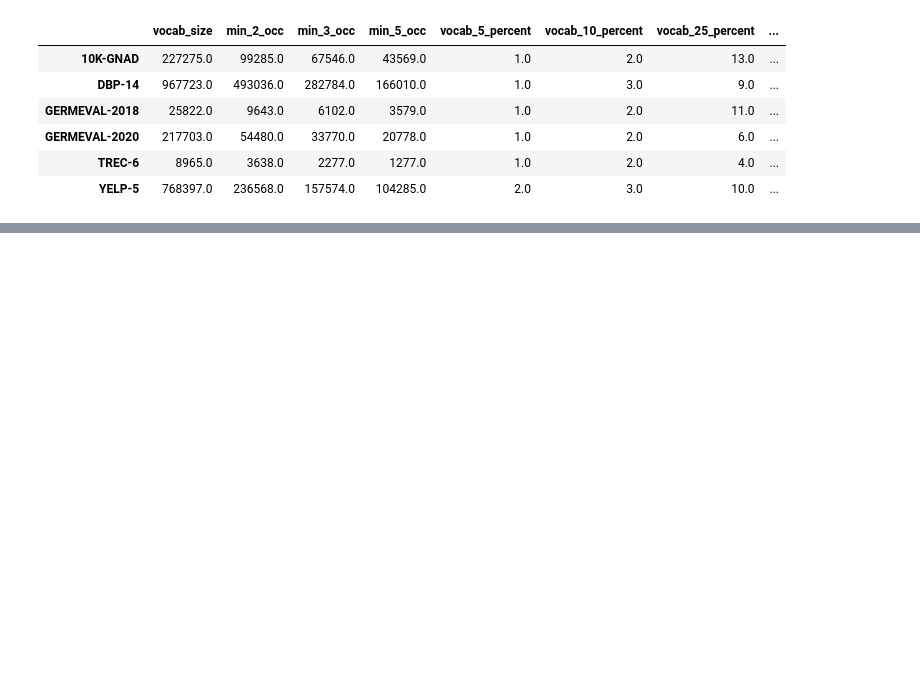
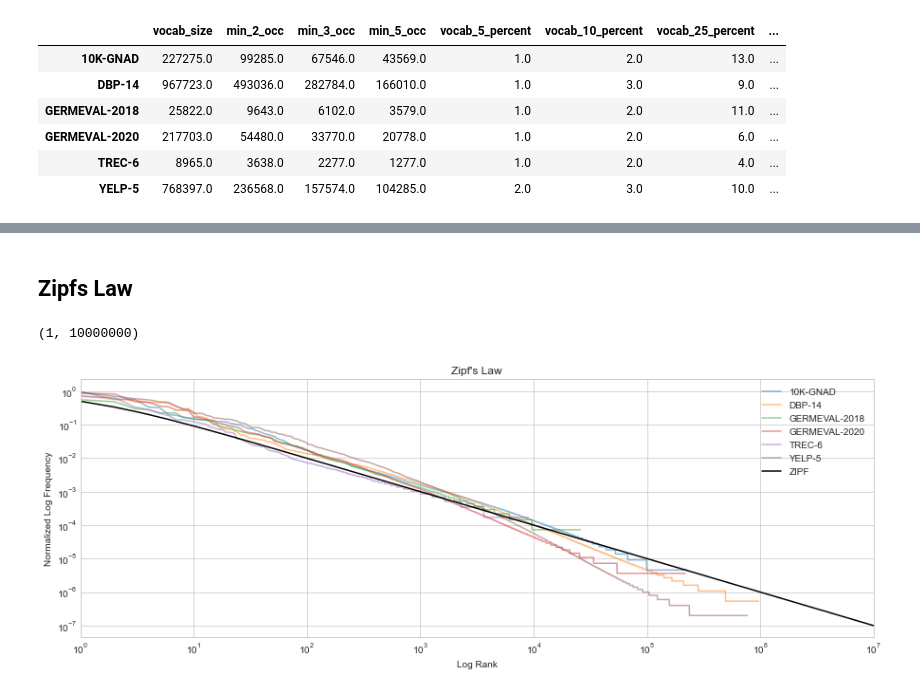
Before and after one commit to freecraver/zimp_experiments, a Jupyter notebook: readability/word-vocab.ipynb, the cells around one changed output, grey strips where cells are left out. Cells and saved outputs as stored; diff of their text form; code cells hidden in the pictures; blank space fills up the shorter version.

Commit message:
zipfs law analysis

```diff
--- a/readability/word-vocab.ipynb
+++ b/readability/word-vocab.ipynb
@@ -108,0 +159,25 @@ df_vocab
+# %% [markdown]
+## Zipfs Law
+# %%
+fig = plt.figure(figsize=(15,5))
+ax = ax = fig.add_subplot(1, 1, 1)
+
+def plot_zipf(df, ax):
+    df = df.reset_index(drop=True)
+
+    (df['count']/df['count'].max()).plot(ax=ax, logx=True,logy=True, alpha=.5)
+    return df
+
+for df in results_dfs:
+    plot_zipf(results_dfs[df], ax)
+
+pd.Series([1/x for x in range(1,10**7)]).plot(ax=ax, logx=True, logy=True, color='black')
+
+ax.set_title("Zipf's Law")
+ax.set_xlabel("Log Rank")
+ax.set_ylabel('Normalized Log Frequency')
+ax.legend(list(results_dfs.keys()) + ['ZIPF'])
+ax.set_xlim([1,10**7])
+# %% [output]
+(1, 10000000)
+[figure, added]
```
Also changed, not shown: parts of 6 cells of this notebook.
